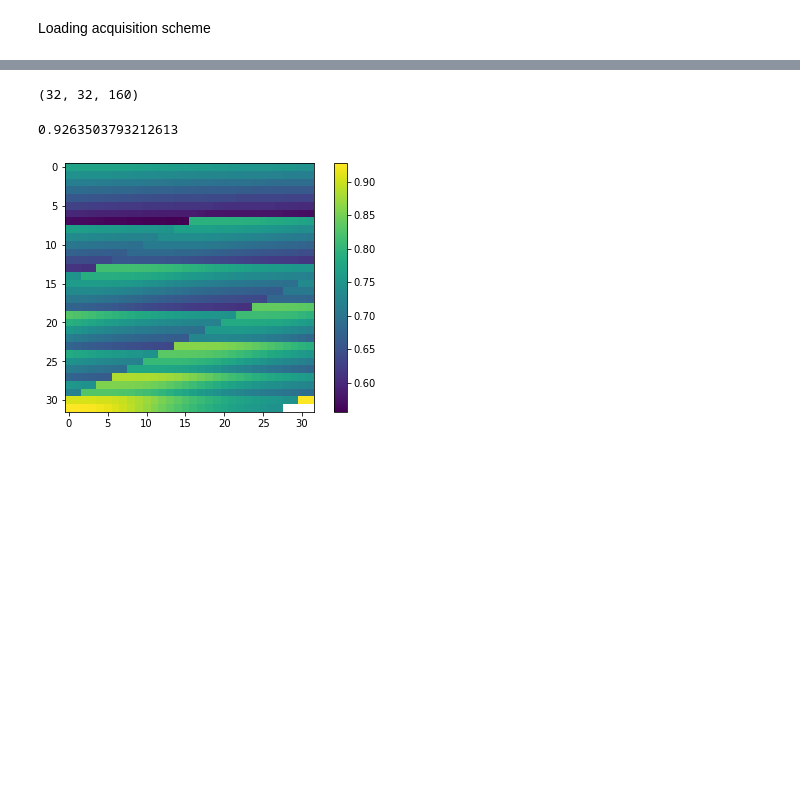
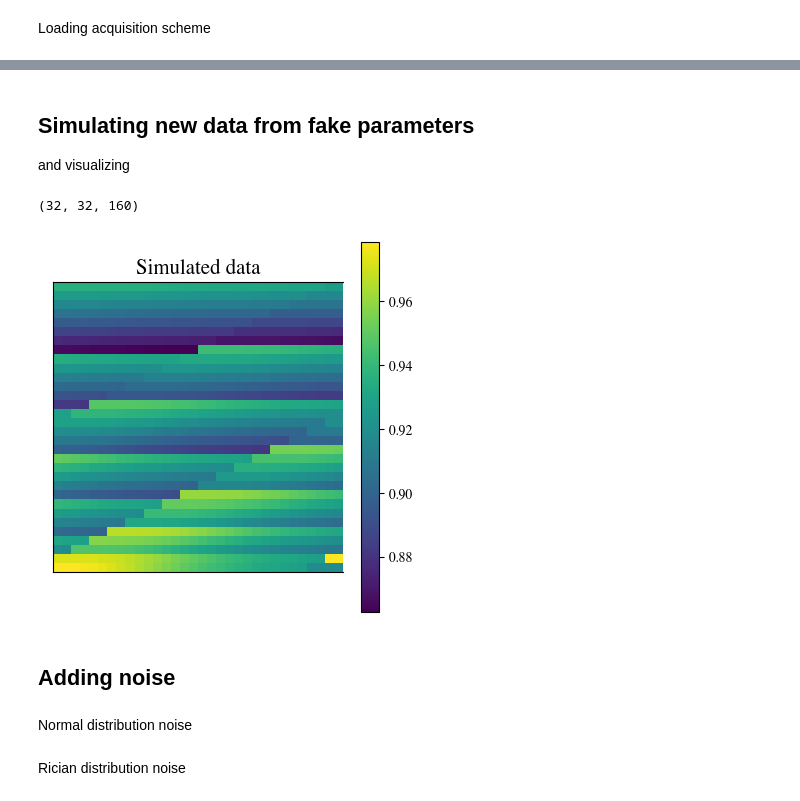
Before and after one commit to theavage/Master-project, a Jupyter notebook: simulate_data.ipynb, the cells around one changed output, grey strips where cells are left out. Cells and saved outputs as stored; diff of their text form; code cells hidden in the pictures; blank space fills up the shorter version.

```diff
--- a/simulate_data.ipynb
+++ b/simulate_data.ipynb
@@ -73,2 +91,5 @@ for i in range(4):
+# %% [markdown]
+## Simulating new data from fake parameters
+and visualizing
 # %%
 simulated_signal = verdict_mod.simulate_signal(scheme,parameter_vector)
@@ -76,15 +96,16 @@ simulated_signal.shape
 # %% [output]
 (32, 32, 160)
-# %%
-import matplotlib.pyplot as plt
-import matplotlib.patches as patches
-%matplotlib inline
-
-fig, ax = plt.subplots(1)
-
-image = ax.imshow(simulated_signal[:,:,89])
-fig.colorbar(image,ax=ax)
-simulated_signal[1,1,1]
-# %% [output]
-0.9263503793212613
-[figure, removed]
+# %%
+fig, ax = plt.subplots(1,figsize=(4,4))
+
+image = ax.imshow(simulated_signal[:,:,1])
+title = ax.set_title('Simulated data',fontsize=15)
+cb = fig.colorbar(image,ax=ax)
+ax.get_xaxis().set_visible(False)
+ax.get_yaxis().set_visible(False)
+# %% [output]
+[figure, added]
+# %% [markdown]
+## Adding noise
+# %% [markdown]
+Normal distribution noise
@@ -90,0 +115,2 @@ simulated_signal[1,1,1]
+# %% [markdown]
+Rician distribution noise
```
Also changed, not shown: parts of 20 cells of this notebook, 2 other files.
